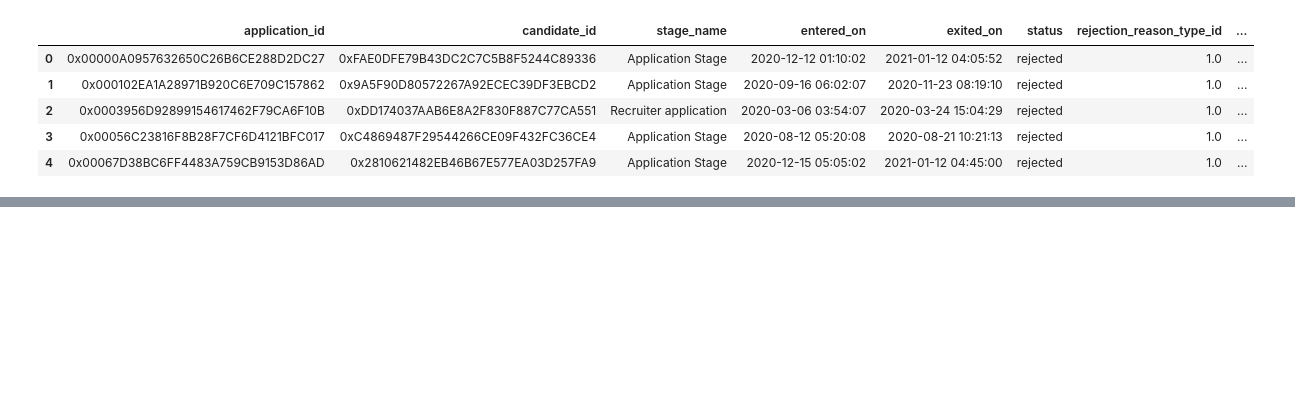
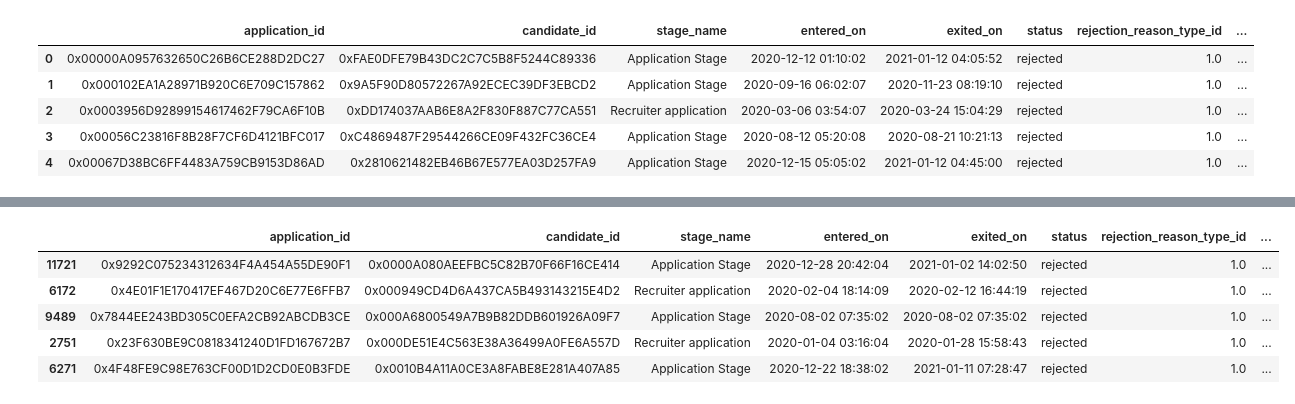
Before and after one commit to pepeette/ExerciseAGD, a Jupyter notebook: Test.ipynb, the cells around one changed output, grey strips where cells are left out. Saved outputs shown, nothing was run; the diff lists cells and outputs as text; code cells hidden in the pictures; blank space fills up the shorter version.

```diff
--- a/Test.ipynb
+++ b/Test.ipynb
@@ -216,7 +391,14 @@ corr
 # %%
 # 6- let's try to recreate the candidate process
 df_sorted = df.sort_values(['candidate_id', 'applied_at', 'entered_on', 'exited_on'])
-df_sorted
+df_sorted.head()
+# %% [output]
+|  | application_id | candidate_id | stage_name | entered_on | exited_on | status | rejection_reason_type_id | ... |
+| 11721 | 0x9292C075234312634F4A454A55DE90F1 | 0x0000A080AEEFBC5C82B70F66F16CE414 | Application Stage | 2020-12-28 20:42:04 | 2021-01-02 14:02:50 | rejected | 1.0 | ... |
+| 6172 | 0x4E01F1E170417EF467D20C6E77E6FFB7 | 0x000949CD4D6A437CA5B493143215E4D2 | Recruiter application | 2020-02-04 18:14:09 | 2020-02-12 16:44:19 | rejected | 1.0 | ... |
+| 9489 | 0x7844EE243BD305C0EFA2CB92ABCDB3CE | 0x000A6800549A7B9B82DDB601926A09F7 | Application Stage | 2020-08-02 07:35:02 | 2020-08-02 07:35:02 | rejected | 1.0 | ... |
+| 2751 | 0x23F630BE9C0818341240D1FD167672B7 | 0x000DE51E4C563E38A36499A0FE6A557D | Recruiter application | 2020-01-04 03:16:04 | 2020-01-28 15:58:43 | rejected | 1.0 | ... |
+| 6271 | 0x4F48FE9C98E763CF00D1D2CD0E0B3FDE | 0x0010B4A11A0CE3A8FABE8E281A407A85 | Application Stage | 2020-12-22 18:38:02 | 2021-01-11 07:28:47 | rejected | 1.0 | ... |
 # %%
 path = df_sorted.groupby('candidate_id').agg({'stage_name': 'first', 'entered_on': 'min', 'exited_on':'max'})
 path = path.reset_index()
```
Also changed, not shown: parts of 27 cells of this notebook.
